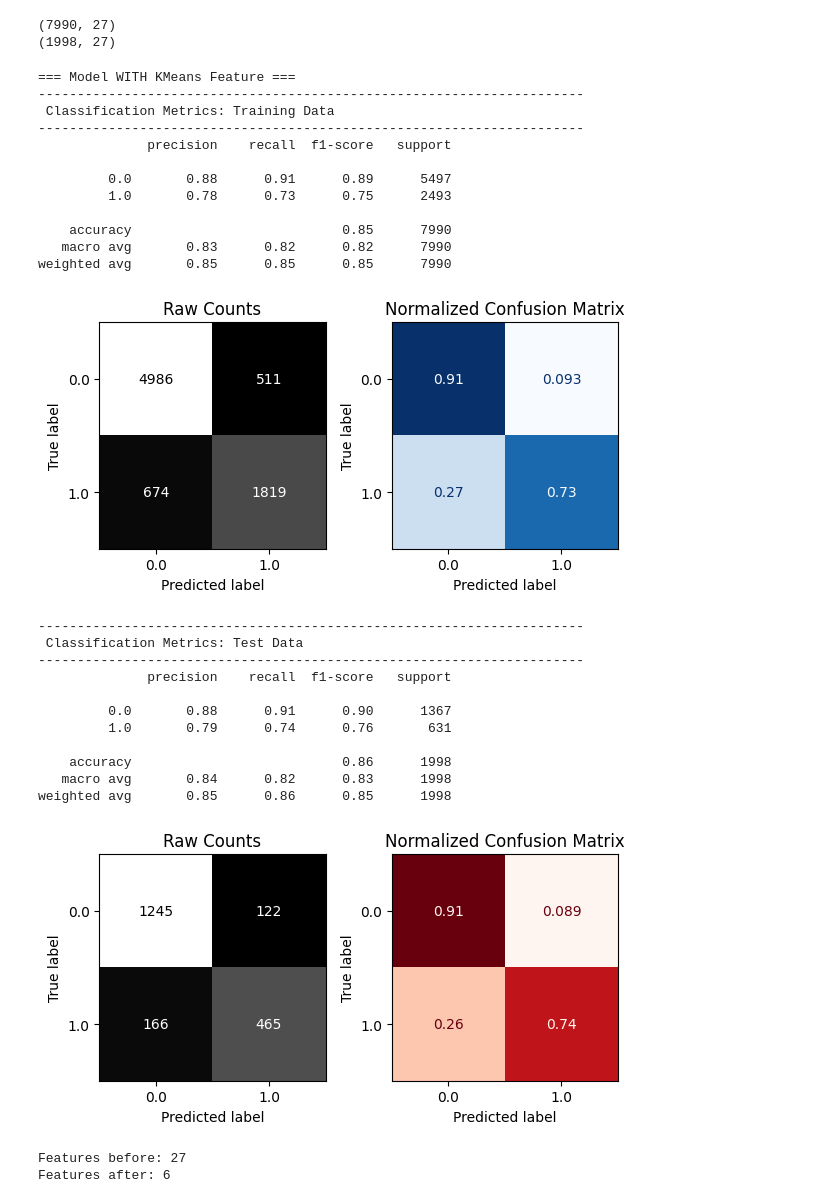
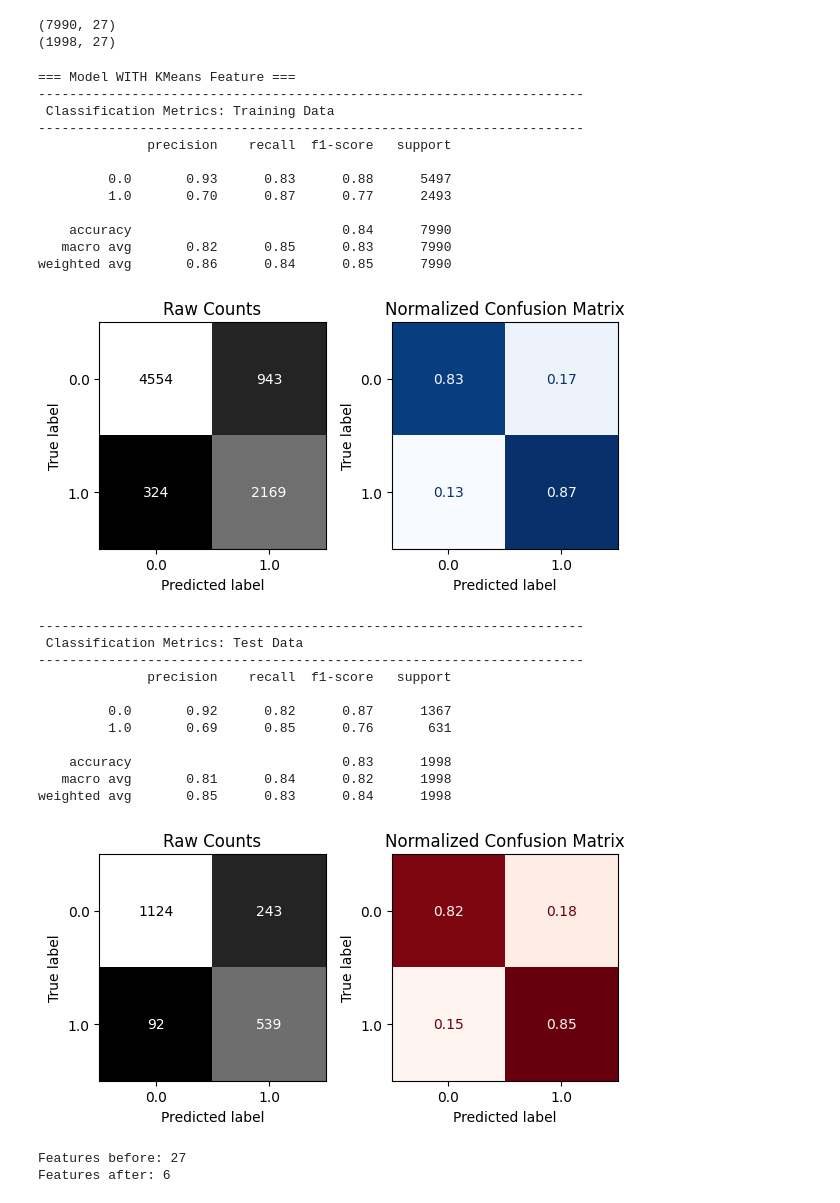
Before and after one commit to laramutair/Car-Insurance-Claim-Prediction, a Jupyter notebook: Project_4_Part_1_(Core).ipynb, the cells around one changed output. Cells and saved outputs as stored; diff of their text form; code cells hidden in the pictures.

```diff
--- a/Project_4_Part_1_(Core).ipynb
+++ b/Project_4_Part_1_(Core).ipynb
@@ -534,7 +544,7 @@ Test shape:  (1998, 26)
 # %% [markdown]
 ## Model by Default Logistic Regression
 # %%
-lr = LogisticRegression(random_state=42, max_iter=1000)
+lr = LogisticRegression(random_state=42, class_weight='balanced',max_iter=1000)
 # %%
 lr.fit(X_train_prep, y_train)
 # %% [output]
@@ -702,38 +726,38 @@ print(X_test_kmeans.shape)
 (7990, 27)
 (1998, 27)
 # %%
-lr_kmeans = LogisticRegression(random_state=42, max_iter=1000)
+lr_kmeans = LogisticRegression(class_weight='balanced',random_state=42, max_iter=1000)
 lr_kmeans.fit(X_train_kmeans, y_train)
 
 print("=== Model WITH KMeans Feature ===")
 evaluate_classification(lr_kmeans, X_train_kmeans, y_train,
                                    X_test_kmeans,  y_test)
 # %% [output]
 === Model WITH KMeans Feature ===
 ----------------------------------------------------------------------
  Classification Metrics: Training Data
 ----------------------------------------------------------------------
               precision    recall  f1-score   support
 
-         0.0       0.88      0.91      0.89      5497
-         1.0       0.78      0.73      0.75      2493
+         0.0       0.93      0.83      0.88      5497
+         1.0       0.70      0.87      0.77      2493
 
-    accuracy                           0.85      7990
-   macro avg       0.83      0.82      0.82      7990
-weighted avg       0.85      0.85      0.85      7990
+    accuracy                           0.84      7990
+   macro avg       0.82      0.85      0.83      7990
+weighted avg       0.86      0.84      0.85      7990
-[figure, old version]
+[figure, new version]
 ----------------------------------------------------------------------
  Classification Metrics: Test Data
 ----------------------------------------------------------------------
               precision    recall  f1-score   support
 
-         0.0       0.88      0.91      0.90      1367
-         1.0       0.79      0.74      0.76       631
+         0.0       0.92      0.82      0.87      1367
+         1.0       0.69      0.85      0.76       631
 
-    accuracy                           0.86      1998
-   macro avg       0.84      0.82      0.83      1998
-weighted avg       0.85      0.86      0.85      1998
+    accuracy                           0.83      1998
+   macro avg       0.81      0.84      0.82      1998
+weighted avg       0.85      0.83      0.84      1998
-[figure, old version]
+[figure, new version]
 # %%
 log_reg_sel = LogisticRegression(C=1e12, max_iter=1000, random_state=42)
 
```
Also changed, not shown: parts of 8 cells of this notebook.
